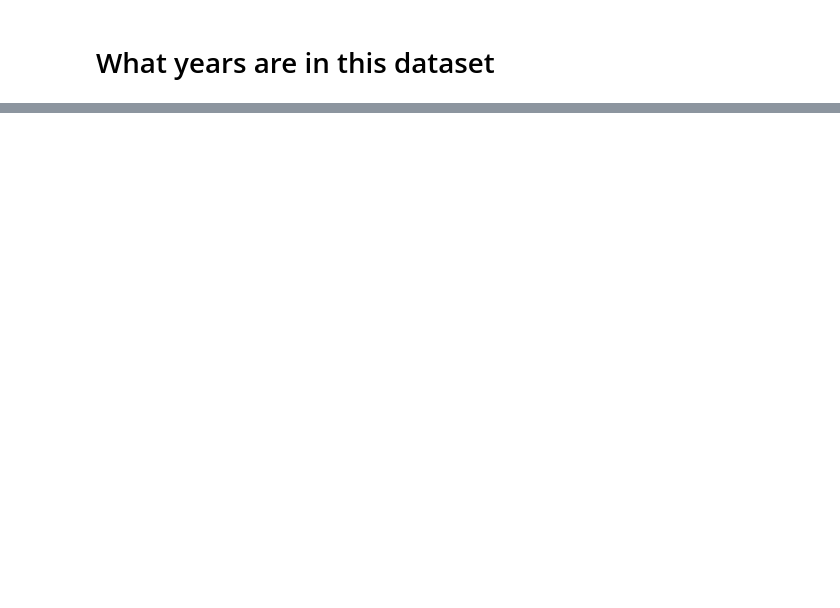
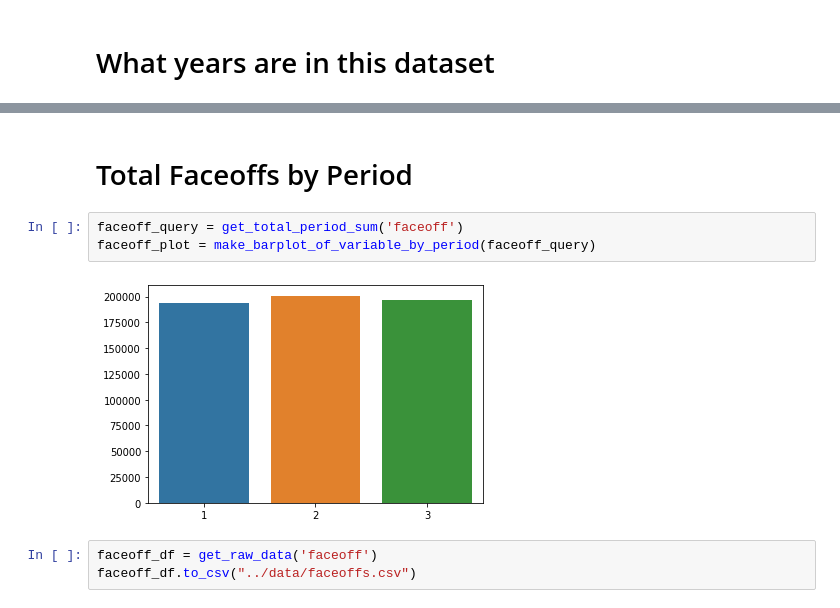
Before and after one commit to gregfeliu/Long-Change-Effect-in-NHL-Gameplay, a Jupyter notebook: notebooks/EDA_long_change.ipynb, the cells around one changed output, grey strips where cells are left out. Drawn from its saved outputs; the diff is of its cells as text; blank space fills up the shorter version.

```diff
--- a/notebooks/EDA_long_change.ipynb
+++ b/notebooks/EDA_long_change.ipynb
@@ -30,0 +238,10 @@ table_info_df = pd.read_csv("../data/table_info_df.csv", index_col=0)
+# %% [markdown]
+# Total Faceoffs by Period
+# %%
+faceoff_query = get_total_period_sum('faceoff')
+faceoff_plot = make_barplot_of_variable_by_period(faceoff_query)
+# %% [output]
+[figure, added]
+# %%
+faceoff_df = get_raw_data('faceoff')
+faceoff_df.to_csv("../data/faceoffs.csv")
```
Also changed, not shown: parts of 62 cells of this notebook.
